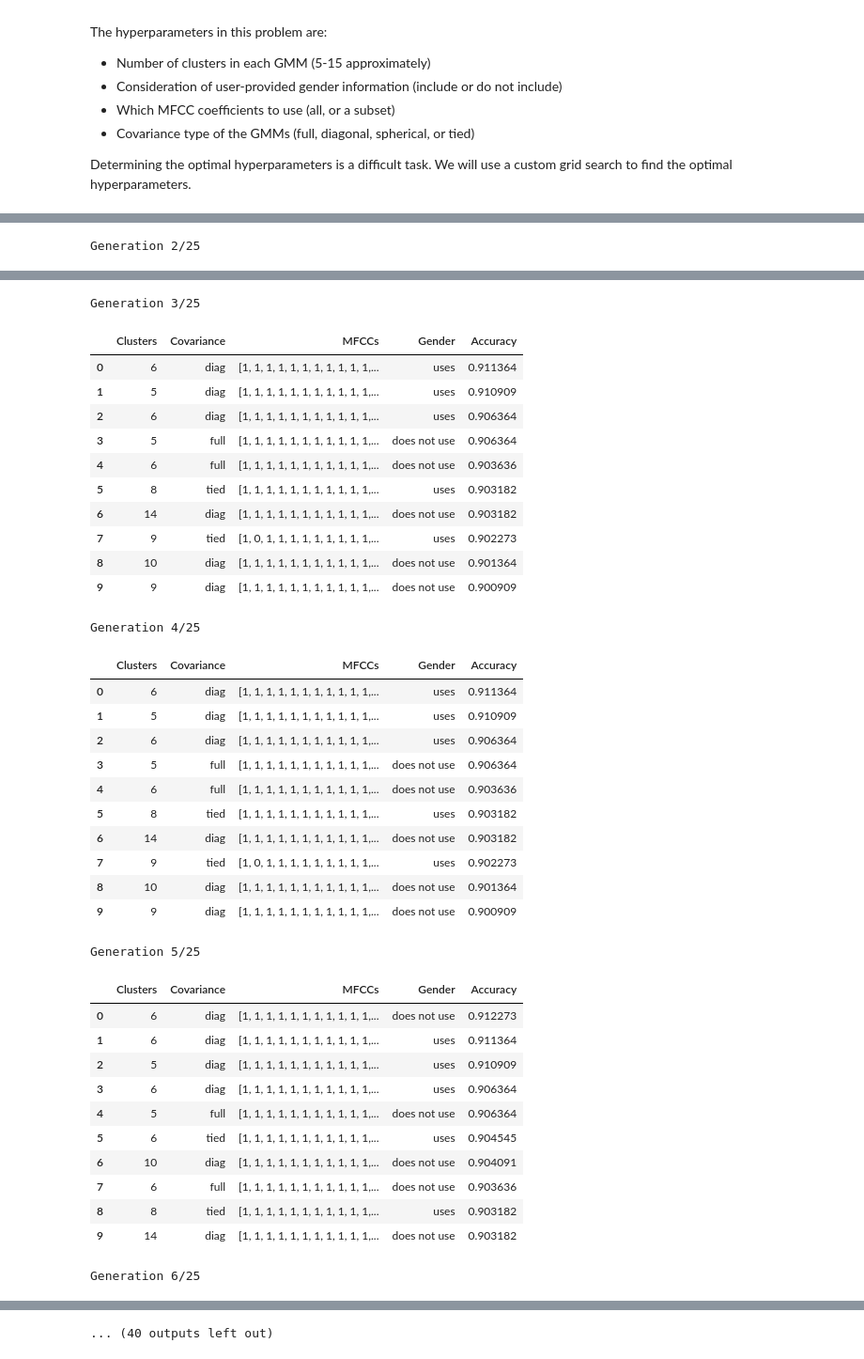
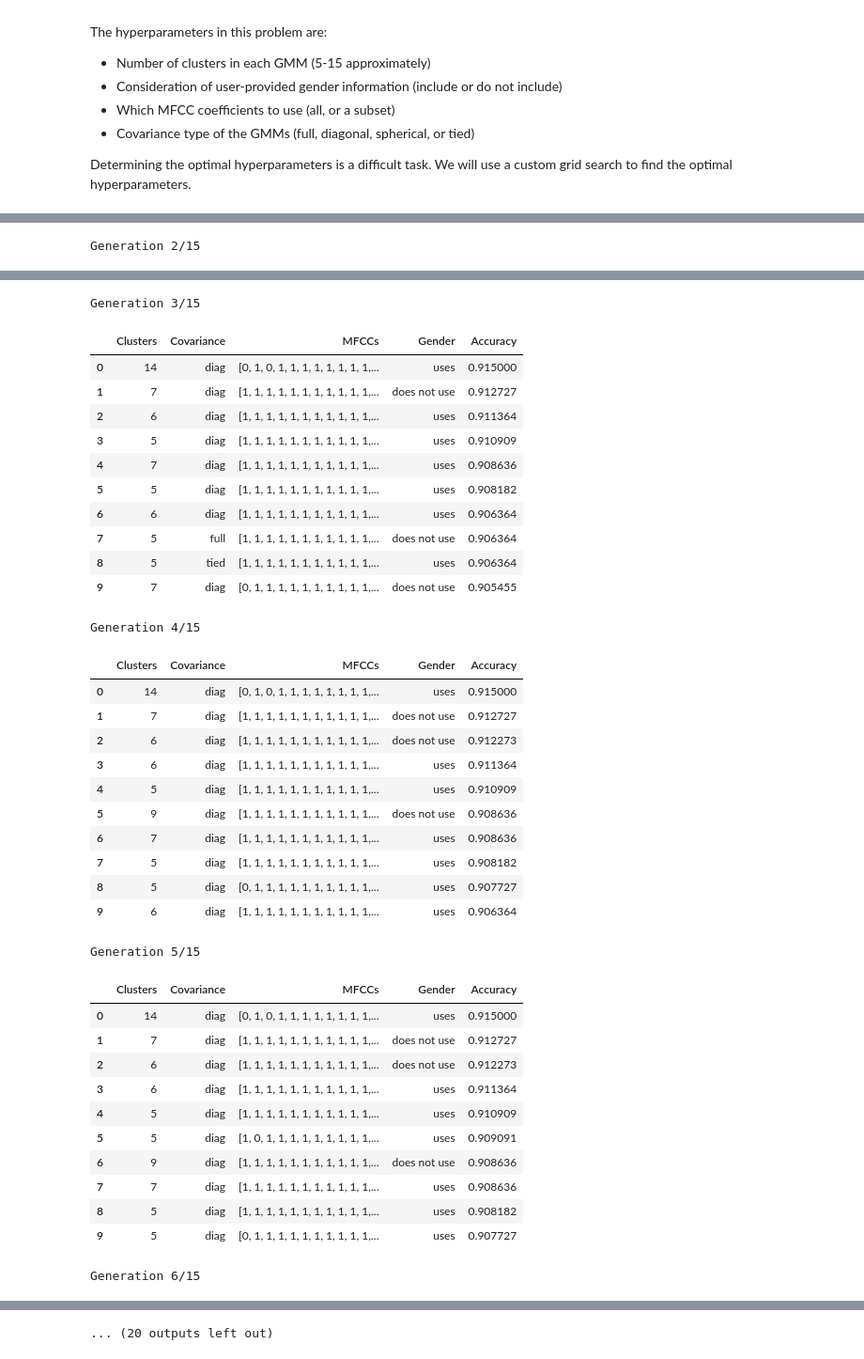
Before and after one commit to mbryant2025/SpokenDigits, a Jupyter notebook: main.ipynb, the cells around one changed output, grey strips where cells are left out. Shown at 94% size. Saved outputs shown, nothing was run; the diff lists cells and outputs as text; code cells hidden in the pictures.

Commit message:
sizes

```diff
--- a/main.ipynb
+++ b/main.ipynb
@@ -712,7 +712,7 @@ def perform_genetic_algorithm(train, test, population_size=100, num_generations=
                      'MFCCs': np.concatenate([parent1['MFCCs'][:crossover_point], parent2['MFCCs'][crossover_point:]]),
                      'Gender': np.random.choice([parent1['Gender'], parent2['Gender']])}
 
-            mutation_prob = 0.25
+            mutation_prob = 0.45
 
             # Mutate a MFCC inclusion
             if np.random.rand() < mutation_prob:
@@ -744,5 +744,5 @@ def perform_genetic_algorithm(train, test, population_size=100, num_generations=
     # Display top 10 results
     display_top_results(population_with_acc)
 # %%
-perform_genetic_algorithm(X_TRAIN, TEST, population_size=250, num_generations=25, elite_percentage=0.25)
+perform_genetic_algorithm(X_TRAIN, TEST, population_size=500, num_generations=15, elite_percentage=0.15)
 # %% [output]
@@ -761,2 +761,2 @@ Generation 1/25
-Generation 2/25
+Generation 2/15
 |  | Clusters | Covariance | MFCCs | Gender | Accuracy |
@@ -773,38 +773,38 @@ Generation 2/25
-Generation 3/25
+Generation 3/15
 |  | Clusters | Covariance | MFCCs | Gender | Accuracy |
-| 0 | 6 | diag | [1, 1, 1, 1, 1, 1, 1, 1, 1, 1, 1,... | uses | 0.911364 |
-| 1 | 5 | diag | [1, 1, 1, 1, 1, 1, 1, 1, 1, 1, 1,... | uses | 0.910909 |
-| 2 | 6 | diag | [1, 1, 1, 1, 1, 1, 1, 1, 1, 1, 1,... | uses | 0.906364 |
-| 3 | 5 | full | [1, 1, 1, 1, 1, 1, 1, 1, 1, 1, 1,... | does not use | 0.906364 |
-| 4 | 6 | full | [1, 1, 1, 1, 1, 1, 1, 1, 1, 1, 1,... | does not use | 0.903636 |
-| 5 | 8 | tied | [1, 1, 1, 1, 1, 1, 1, 1, 1, 1, 1,... | uses | 0.903182 |
-| 6 | 14 | diag | [1, 1, 1, 1, 1, 1, 1, 1, 1, 1, 1,... | does not use | 0.903182 |
-| 7 | 9 | tied | [1, 0, 1, 1, 1, 1, 1, 1, 1, 1, 1,... | uses | 0.902273 |
-| 8 | 10 | diag | [1, 1, 1, 1, 1, 1, 1, 1, 1, 1, 1,... | does not use | 0.901364 |
-| 9 | 9 | diag | [1, 1, 1, 1, 1, 1, 1, 1, 1, 1, 1,... | does not use | 0.900909 |
+| 0 | 14 | diag | [0, 1, 0, 1, 1, 1, 1, 1, 1, 1, 1,... | uses | 0.915000 |
+| 1 | 7 | diag | [1, 1, 1, 1, 1, 1, 1, 1, 1, 1, 1,... | does not use | 0.912727 |
+| 2 | 6 | diag | [1, 1, 1, 1, 1, 1, 1, 1, 1, 1, 1,... | uses | 0.911364 |
+| 3 | 5 | diag | [1, 1, 1, 1, 1, 1, 1, 1, 1, 1, 1,... | uses | 0.910909 |
+| 4 | 7 | diag | [1, 1, 1, 1, 1, 1, 1, 1, 1, 1, 1,... | uses | 0.908636 |
+| 5 | 5 | diag | [1, 1, 1, 1, 1, 1, 1, 1, 1, 1, 1,... | uses | 0.908182 |
+| 6 | 6 | diag | [1, 1, 1, 1, 1, 1, 1, 1, 1, 1, 1,... | uses | 0.906364 |
+| 7 | 5 | full | [1, 1, 1, 1, 1, 1, 1, 1, 1, 1, 1,... | does not use | 0.906364 |
+| 8 | 5 | tied | [1, 1, 1, 1, 1, 1, 1, 1, 1, 1, 1,... | uses | 0.906364 |
+| 9 | 7 | diag | [0, 1, 1, 1, 1, 1, 1, 1, 1, 1, 1,... | does not use | 0.905455 |
-Generation 4/25
+Generation 4/15
 |  | Clusters | Covariance | MFCCs | Gender | Accuracy |
-| 0 | 6 | diag | [1, 1, 1, 1, 1, 1, 1, 1, 1, 1, 1,... | uses | 0.911364 |
-| 1 | 5 | diag | [1, 1, 1, 1, 1, 1, 1, 1, 1, 1, 1,... | uses | 0.910909 |
-| 2 | 6 | diag | [1, 1, 1, 1, 1, 1, 1, 1, 1, 1, 1,... | uses | 0.906364 |
-| 3 | 5 | full | [1, 1, 1, 1, 1, 1, 1, 1, 1, 1, 1,... | does not use | 0.906364 |
-| 4 | 6 | full | [1, 1, 1, 1, 1, 1, 1, 1, 1, 1, 1,... | does not use | 0.903636 |
-| 5 | 8 | tied | [1, 1, 1, 1, 1, 1, 1, 1, 1, 1, 1,... | uses | 0.903182 |
-| 6 | 14 | diag | [1, 1, 1, 1, 1, 1, 1, 1, 1, 1, 1,... | does not use | 0.903182 |
-| 7 | 9 | tied | [1, 0, 1, 1, 1, 1, 1, 1, 1, 1, 1,... | uses | 0.902273 |
-| 8 | 10 | diag | [1, 1, 1, 1, 1, 1, 1, 1, 1, 1, 1,... | does not use | 0.901364 |
-| 9 | 9 | diag | [1, 1, 1, 1, 1, 1, 1, 1, 1, 1, 1,... | does not use | 0.900909 |
+| 0 | 14 | diag | [0, 1, 0, 1, 1, 1, 1, 1, 1, 1, 1,... | uses | 0.915000 |
+| 1 | 7 | diag | [1, 1, 1, 1, 1, 1, 1, 1, 1, 1, 1,... | does not use | 0.912727 |
+| 2 | 6 | diag | [1, 1, 1, 1, 1, 1, 1, 1, 1, 1, 1,... | does not use | 0.912273 |
+| 3 | 6 | diag | [1, 1, 1, 1, 1, 1, 1, 1, 1, 1, 1,... | uses | 0.911364 |
+| 4 | 5 | diag | [1, 1, 1, 1, 1, 1, 1, 1, 1, 1, 1,... | uses | 0.910909 |
+| 5 | 9 | diag | [1, 1, 1, 1, 1, 1, 1, 1, 1, 1, 1,... | does not use | 0.908636 |
+| 6 | 7 | diag | [1, 1, 1, 1, 1, 1, 1, 1, 1, 1, 1,... | uses | 0.908636 |
+| 7 | 5 | diag | [1, 1, 1, 1, 1, 1, 1, 1, 1, 1, 1,... | uses | 0.908182 |
+| 8 | 5 | diag | [0, 1, 1, 1, 1, 1, 1, 1, 1, 1, 1,... | uses | 0.907727 |
+| 9 | 6 | diag | [1, 1, 1, 1, 1, 1, 1, 1, 1, 1, 1,... | uses | 0.906364 |
-Generation 5/25
+Generation 5/15
 |  | Clusters | Covariance | MFCCs | Gender | Accuracy |
-| 0 | 6 | diag | [1, 1, 1, 1, 1, 1, 1, 1, 1, 1, 1,... | does not use | 0.912273 |
-| 1 | 6 | diag | [1, 1, 1, 1, 1, 1, 1, 1, 1, 1, 1,... | uses | 0.911364 |
-| 2 | 5 | diag | [1, 1, 1, 1, 1, 1, 1, 1, 1, 1, 1,... | uses | 0.910909 |
-| 3 | 6 | diag | [1, 1, 1, 1, 1, 1, 1, 1, 1, 1, 1,... | uses | 0.906364 |
-| 4 | 5 | full | [1, 1, 1, 1, 1, 1, 1, 1, 1, 1, 1,... | does not use | 0.906364 |
-| 5 | 6 | tied | [1, 1, 1, 1, 1, 1, 1, 1, 1, 1, 1,... | uses | 0.904545 |
-| 6 | 10 | diag | [1, 1, 1, 1, 1, 1, 1, 1, 1, 1, 1,... | does not use | 0.904091 |
-| 7 | 6 | full | [1, 1, 1, 1, 1, 1, 1, 1, 1, 1, 1,... | does not use | 0.903636 |
-| 8 | 8 | tied | [1, 1, 1, 1, 1, 1, 1, 1, 1, 1, 1,... | uses | 0.903182 |
-| 9 | 14 | diag | [1, 1, 1, 1, 1, 1, 1, 1, 1, 1, 1,... | does not use | 0.903182 |
+| 0 | 14 | diag | [0, 1, 0, 1, 1, 1, 1, 1, 1, 1, 1,... | uses | 0.915000 |
+| 1 | 7 | diag | [1, 1, 1, 1, 1, 1, 1, 1, 1, 1, 1,... | does not use | 0.912727 |
+| 2 | 6 | diag | [1, 1, 1, 1, 1, 1, 1, 1, 1, 1, 1,... | does not use | 0.912273 |
+| 3 | 6 | diag | [1, 1, 1, 1, 1, 1, 1, 1, 1, 1, 1,... | uses | 0.911364 |
+| 4 | 5 | diag | [1, 1, 1, 1, 1, 1, 1, 1, 1, 1, 1,... | uses | 0.910909 |
+| 5 | 5 | diag | [1, 0, 1, 1, 1, 1, 1, 1, 1, 1, 1,... | uses | 0.909091 |
+| 6 | 9 | diag | [1, 1, 1, 1, 1, 1, 1, 1, 1, 1, 1,... | does not use | 0.908636 |
+| 7 | 7 | diag | [1, 1, 1, 1, 1, 1, 1, 1, 1, 1, 1,... | uses | 0.908636 |
+| 8 | 5 | diag | [1, 1, 1, 1, 1, 1, 1, 1, 1, 1, 1,... | uses | 0.908182 |
+| 9 | 5 | diag | [0, 1, 1, 1, 1, 1, 1, 1, 1, 1, 1,... | uses | 0.907727 |
-Generation 6/25
+Generation 6/15
 |  | Clusters | Covariance | MFCCs | Gender | Accuracy |
@@ -821 +821 @@ Generation 6/25
-... (40 outputs left out)
+... (20 outputs left out)
```
Also changed, not shown: parts of 3 cells of this notebook.
